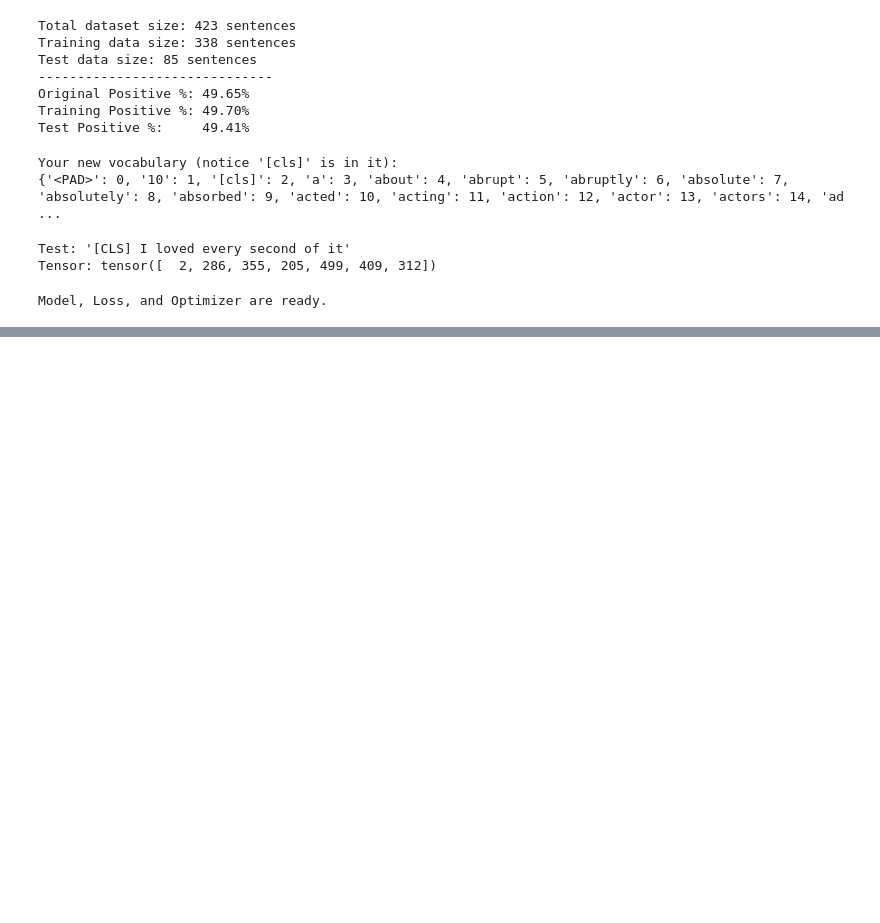
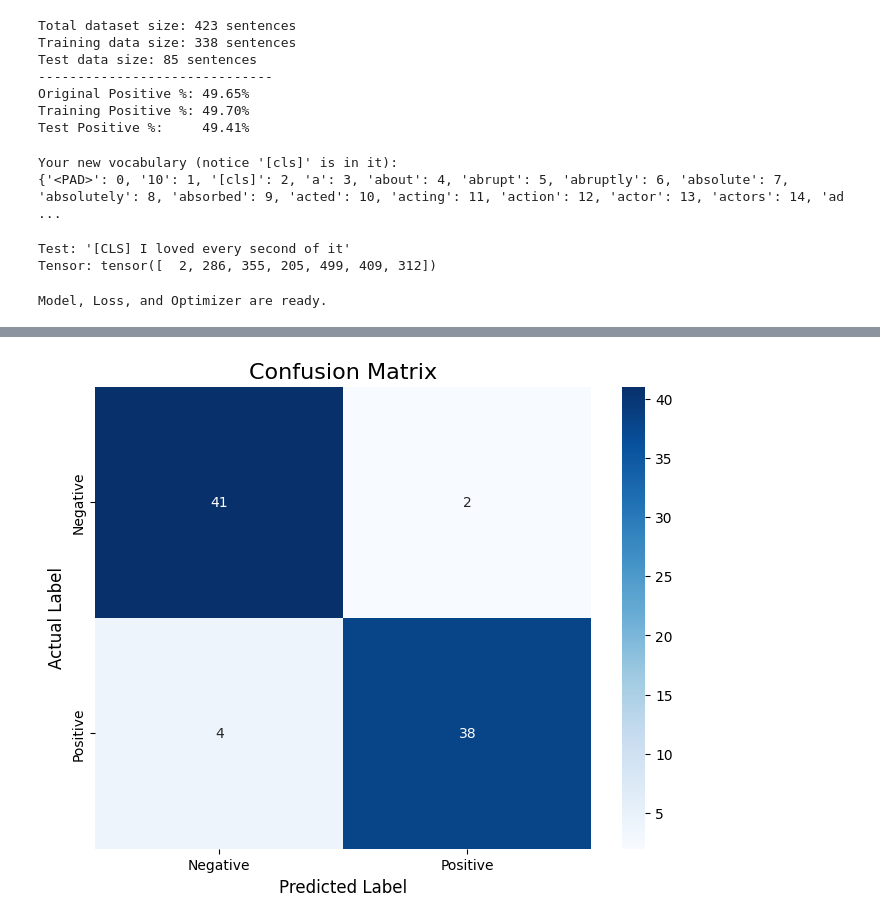
Before and after one commit to sifat371/Sentiment-Analysis, a Jupyter notebook: Sentiment-Analysis/sentimentAnalysis.ipynb, the cells around one changed output, grey strips where cells are left out. Cells and saved outputs as stored; diff of their text form; code cells hidden in the pictures; blank space fills up the shorter version.

```diff
--- a/Sentiment-Analysis/sentimentAnalysis.ipynb
+++ b/Sentiment-Analysis/sentimentAnalysis.ipynb
@@ -567,6 +567,9 @@ class SentimentTransformer(nn.Module):
 
         # 2. The NEW Positional Encoding Layer
         self.pos_encoder = PositionalEncoding(embedding_dim)
+
+        # --- ADD DROPOUT ---
+        self.dropout = nn.Dropout(0.3)  # 0.1 = 10% dropout rate
 
         # 3. The NEW Transformer Encoder Layer
         # This one object contains all the Q, K, V, Multi-Head Attention,
@@ -601,6 +604,9 @@ class SentimentTransformer(nn.Module):
         # 2. Add Positional Encodings
         X = self.pos_encoder(X)
 
+        # --- APPLY DROPOUT ---
+        X = self.dropout(X)
+
         # 3. Run the Transformer "reader"
         # X goes in [1, 7, 32]
         # output comes out [1, 7, 32]
@@ -621,7 +627,7 @@ class SentimentTransformer(nn.Module):
 # Hyperparameters
 # These are the "settings" for our model
 VOCAB_SIZE = len(vocab)            # We get this from the vocab we just built
-EMBEDDING_DIM = 32                 # You can pick any size. 32 is small and fast
+EMBEDDING_DIM = 100                 # You can pick any size. 32 is small and fast
 N_HEADS = 4
 NUM_ENCODER_LAYERS = 2
 NUM_CLASSES = len(LABEL_MAP)       # This is 2 (Positive or Negative)
@@ -636,7 +642,8 @@ model = SentimentTransformer(VOCAB_SIZE, EMBEDDING_DIM, N_HEADS, NUM_ENCODER_LAY
 loss_function = nn.CrossEntropyLoss()
 
 # 3. Create the "mechanic" (updates the model to make it better)
-optimizer = optim.Adam(model.parameters(), lr=LEARNING_RATE)
+optimizer = optim.Adam(model.parameters(), lr=LEARNING_RATE,
+                       weight_decay=1e-5)  # L2 regularization
 
 print("Model, Loss, and Optimizer are ready.")
 # %% [output]
@@ -797,0 +874,34 @@ weighted avg       0.78      0.78      0.78        85
+# %%
+# First, you'll need to install seaborn if you haven't
+# Run this line in a cell by itself, then restart the kernel
+# !pip install seaborn matplotlib
+
+import seaborn as sns
+import matplotlib.pyplot as plt
+
+# --- 1. Get the data from your previous cell ---
+# We're just re-using the variables 'y_true', 'y_pred', and 'label_names'
+# that you already created.
+cm = confusion_matrix(y_true, y_pred)
+label_names = [LABEL_REVERSE_MAP[i] for i in range(len(LABEL_REVERSE_MAP))]
+
+
+# --- 2. Create the plot ---
+plt.figure(figsize=(8, 6)) # Set the figure size
+
+# This is the main function to create the heatmap
+sns.heatmap(cm,
+            annot=True,     # Write the numbers (41, 2, 4, 38) in the squares
+            fmt='d',        # Format the numbers as integers
+            cmap='Blues',   # Use a blue color scheme
+            xticklabels=label_names, # Label the X-axis
+            yticklabels=label_names  # Label the Y-axis
+           )
+
+# --- 3. Add labels ---
+plt.title('Confusion Matrix', fontsize=16)
+plt.ylabel('Actual Label', fontsize=12)
+plt.xlabel('Predicted Label', fontsize=12)
+plt.show()
+# %% [output]
+[figure, added]
```
Also changed, not shown: parts of 5 cells of this notebook, 4 other files.
